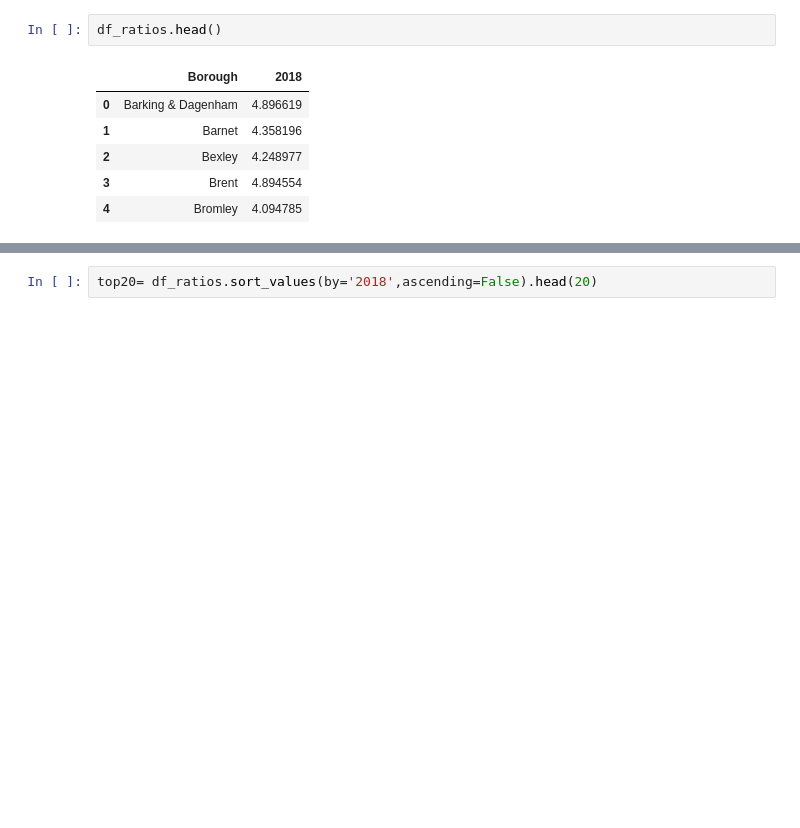
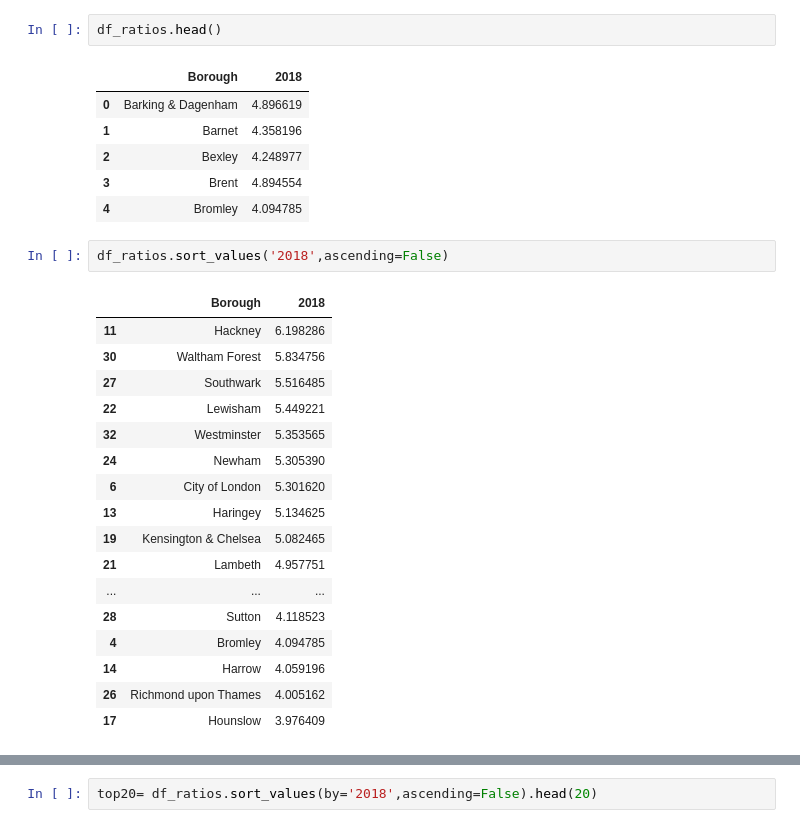
Before and after one commit to stevepereira91/Springboard-Coursework, a Jupyter notebook: LondonCase.ipynb, the cells around one changed output, grey strips where cells are left out. Cells and saved outputs as stored; diff of their text form; blank space fills up the shorter version.

```diff
--- a/LondonCase.ipynb
+++ b/LondonCase.ipynb
@@ -558,3 +558,23 @@ df_ratios.head()
 | 2 | Bexley | 4.248977 |
 | 3 | Brent | 4.894554 |
 | 4 | Bromley | 4.094785 |
+# %%
+df_ratios.sort_values('2018',ascending=False)
+# %% [output]
+|  | Borough | 2018 |
+| 11 | Hackney | 6.198286 |
+| 30 | Waltham Forest | 5.834756 |
+| 27 | Southwark | 5.516485 |
+| 22 | Lewisham | 5.449221 |
+| 32 | Westminster | 5.353565 |
+| 24 | Newham | 5.305390 |
+| 6 | City of London | 5.301620 |
+| 13 | Haringey | 5.134625 |
+| 19 | Kensington & Chelsea | 5.082465 |
+| 21 | Lambeth | 4.957751 |
+| ... | ... | ... |
+| 28 | Sutton | 4.118523 |
+| 4 | Bromley | 4.094785 |
+| 14 | Harrow | 4.059196 |
+| 26 | Richmond upon Thames | 4.005162 |
+| 17 | Hounslow | 3.976409 |
```
Also changed, not shown: parts of 4 cells of this notebook.
